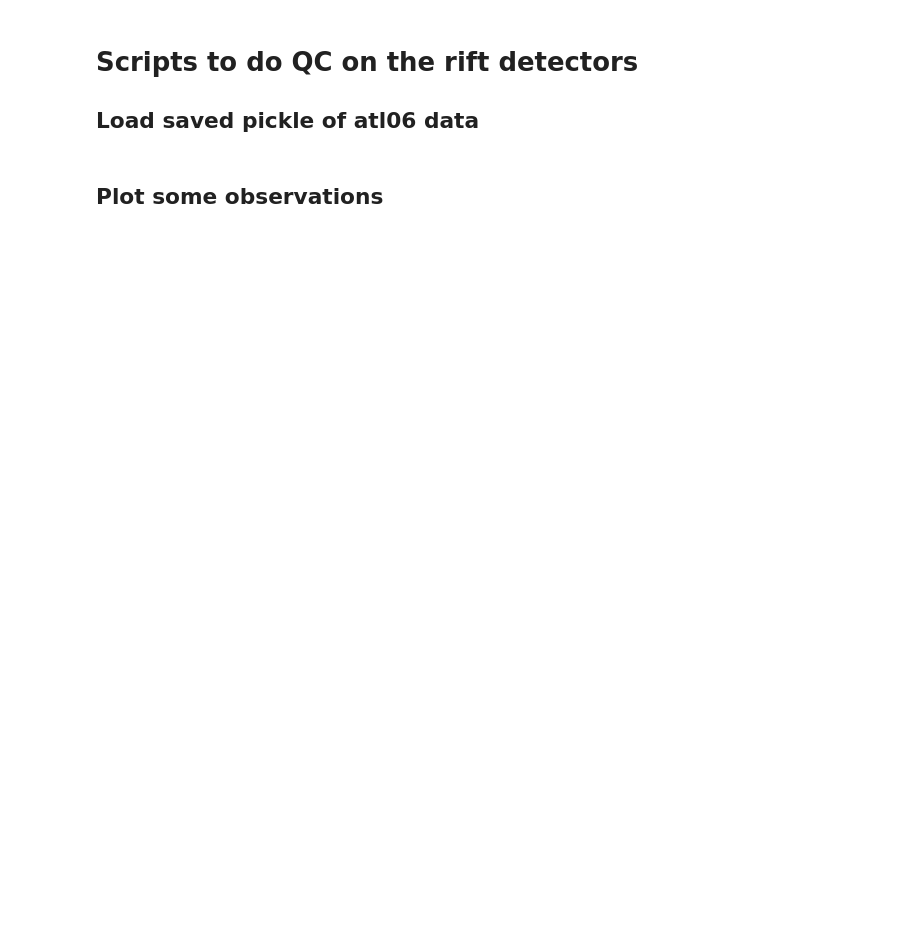
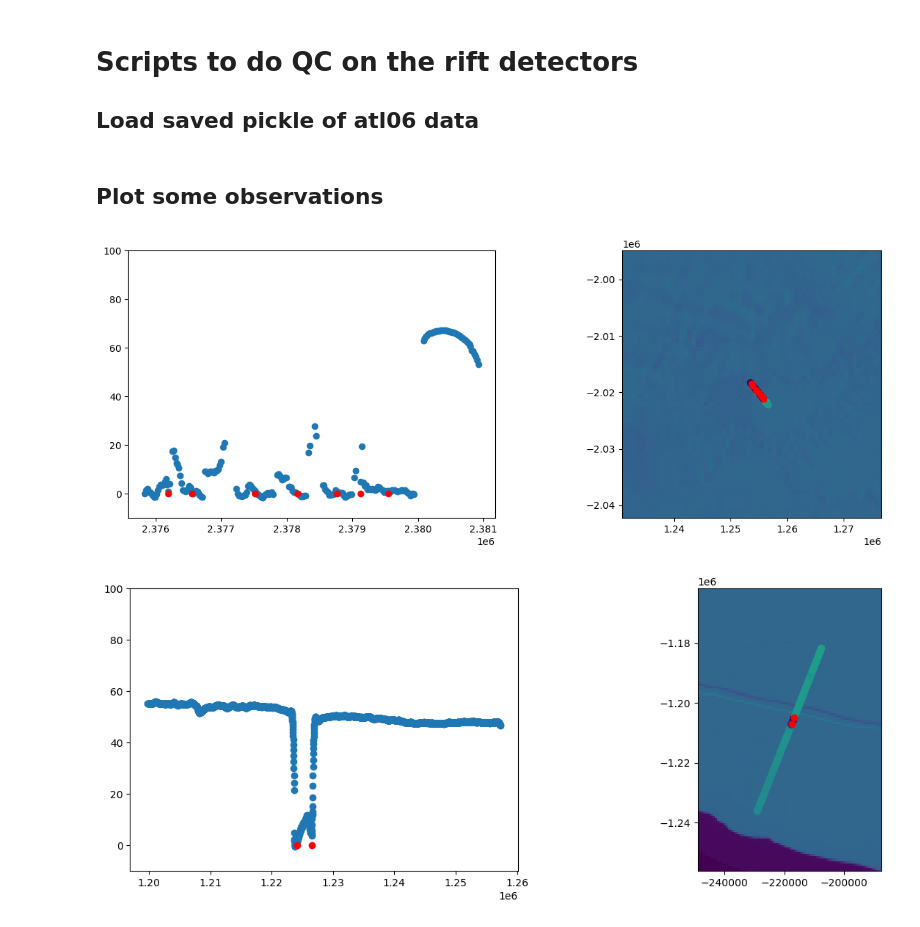
Before and after one commit to bradlipovsky/antarctic-rift-catalog, a Jupyter notebook: qc.ipynb, the cells around one changed output. Saved outputs shown, nothing was run; the diff lists cells and outputs as text; code cells hidden in the pictures; blank space fills up the shorter version.

Commit message:
Simplified quality control now shows detections on imagery

```diff
--- a/qc.ipynb
+++ b/qc.ipynb
@@ -13,7 +15,7 @@ dataset_path = '/data/fast0/datasets/'
 atl06_path = "/data/fast1/arc/atl06"
 output_path = '/data/fast1/arc/rift_obs'
 # %%
-shelf_name = 'brunt'
+shelf_name = 'ross'
 
 atl06_file_name = os.path.join(atl06_path, shelf_name + '.pkl')
 
@@ -27,17 +29,34 @@ with open(rift_obs_output_file_name, 'rb') as handle:
 # %% [markdown]
 ## Plot some observations
 # %%
-unique_rgts = rift_obs.rgt.unique()
+image_file = dataset_path + 'moa750_2014_hp1_v01.tif'
+sat_data = rasterio.open(image_file)
 
-plt.subplots(figsize=(15,5))
 for i, row in atl06_data.iterrows():
+
     these_rifts = rift_obs[rift_obs.data_row==i]
     if len(these_rifts)==0:
         continue
-#     print(these_rifts)
+
+    fig,[ax1,ax2]=plt.subplots(1,2,figsize=(15,5))
     d = np.sqrt( row.x**2 + row.y**2 )
-    plt.scatter(d,row.h)
+
+    ax1.scatter(d,row['h'] - row['geoid'] - row['tides'])
+
     dr = np.sqrt( these_rifts['x-centroid']**2 + these_rifts['y-centroid']**2 )
-    plt.scatter(dr,np.zeros_like(dr),c='r')
-    plt.ylim([-10,50])
-    break
+    ax1.scatter(dr,np.zeros_like(dr),c='r')
+    ax1.set_ylim([-10,100])
+
+
+    show(sat_data,cmap="viridis",ax=ax2)
+    ax2.scatter(row['x'],row['y'],c = row['h'] - row['geoid'] - row['tides'],vmin=0,vmax=100)
+    ax2.scatter(these_rifts['x-centroid'], these_rifts['y-centroid'],c='r')
+    padding = 20e3
+    ax2.set_xlim([np.min(row['x'])-padding,np.max(row['x'])+padding])
+    ax2.set_ylim([np.min(row['y'])-padding,np.max(row['y'])+padding])
+    if i>30:
+        break
+plt.show()
+# %% [output]
+[figure, added]
+[figure, added]
```
Also changed, not shown: parts of 1 cell of this notebook.
